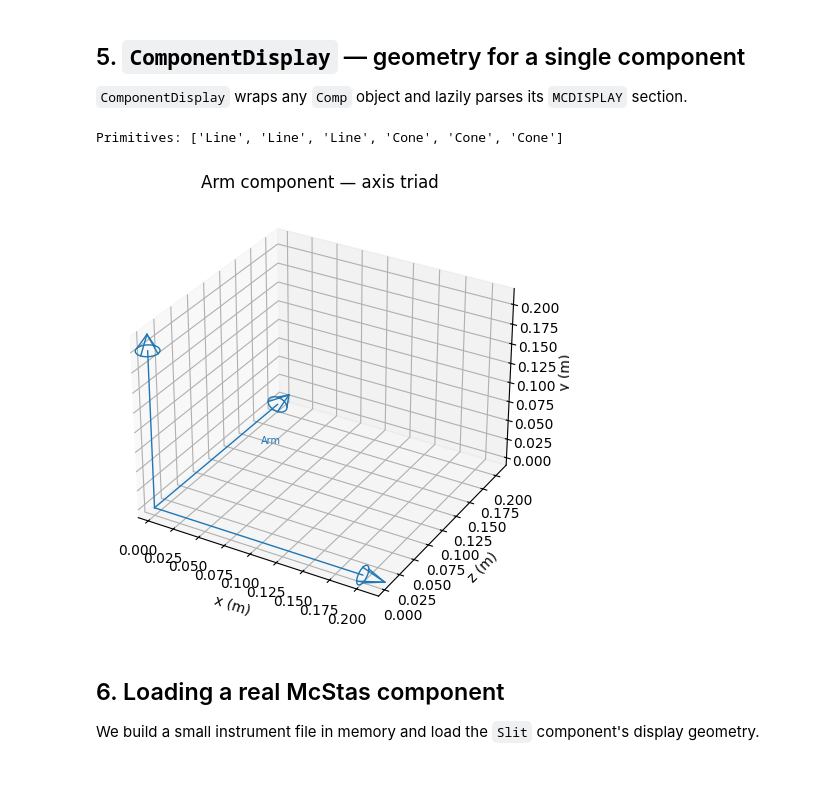
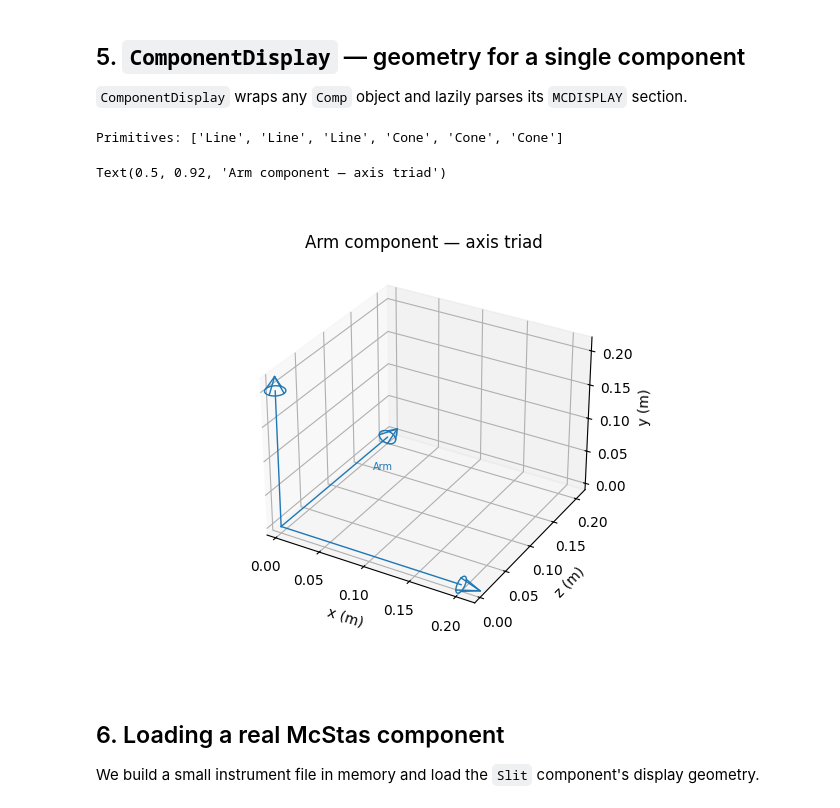
Before and after one commit to mccode-dev/mccode-antlr, a Jupyter notebook: docs/examples/display_geometry.ipynb, the cells around one changed output. Drawn from its saved outputs; the diff is of its cells as text; code cells hidden in the pictures; blank space fills up the shorter version.

```diff
--- a/docs/examples/display_geometry.ipynb
+++ b/docs/examples/display_geometry.ipynb
@@ -132,28 +143,28 @@ section.
 # %%
 from mccode_antlr.comp import Comp
 from mccode_antlr.common import RawC
 
 display_src = '''
   /* Arm: 3 axis lines + 3 cones */
   line(0,0,0,  0.2,0,0);
   line(0,0,0,  0,0.2,0);
   line(0,0,0,  0,0,0.2);
   cone(0.2,0,0, 0.01,0.02,  1,0,0);
   cone(0,0.2,0, 0.01,0.02,  0,1,0);
   cone(0,0,0.2, 0.01,0.02,  0,0,1);
 '''
 comp = Comp(name='Arm', display=(RawC(filename=None, line=0, source=display_src),))
 
 cd = ComponentDisplay(comp)
 print("Primitives:", [type(p).__name__ for p in cd.primitives])
 
 polylines = cd.to_polylines()
 fig, ax = plot_geometry({'Arm': polylines})
 ax.set_title('Arm component — axis triad')
-plt.tight_layout(); plt.savefig('/tmp/arm.png', dpi=100); plt.show()
 # %% [output]
 Primitives: ['Line', 'Line', 'Line', 'Cone', 'Cone', 'Cone']
+Text(0.5, 0.92, 'Arm component — axis triad')
-[figure, old version]
+[figure, new version]
 # %% [markdown]
 ## 6. Loading a real McStas component
 
```
Also changed, not shown: parts of 12 cells of this notebook, 11 other files.
